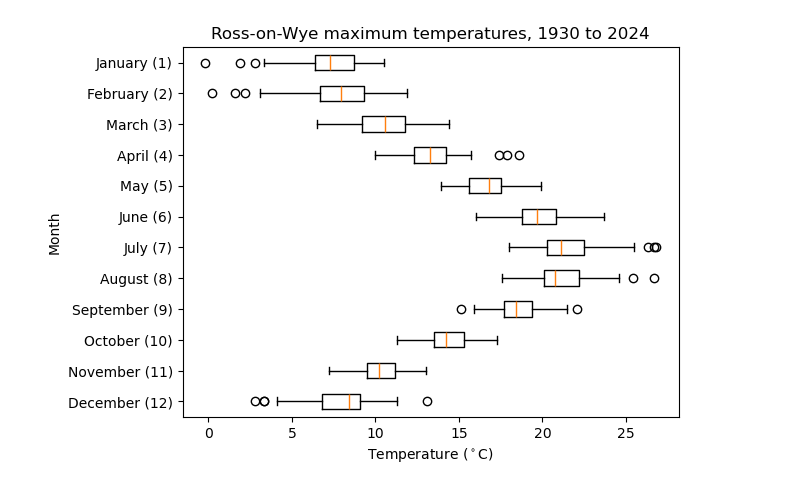
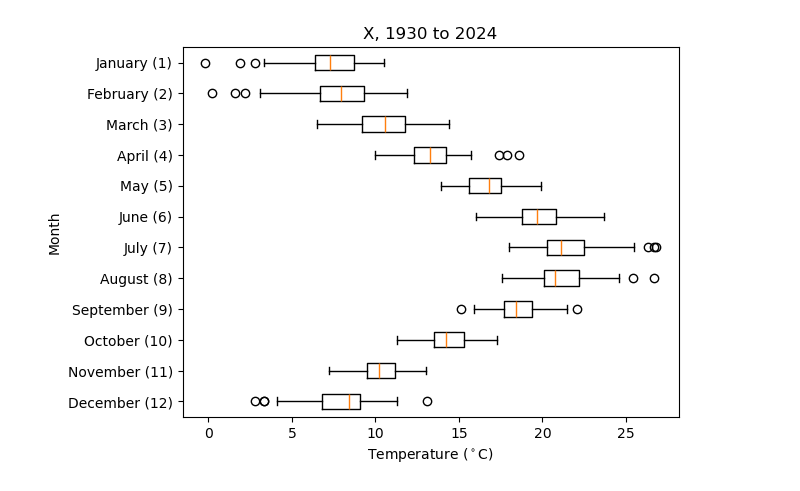
Before and after one commit to ryu-wil/uob_geogm0054, a Jupyter notebook: my_notebook.ipynb, the cells around one changed output. Cells and saved outputs as stored; diff of their text form; code cells hidden in the pictures.

Commit message:
X Title

```diff
--- a/my_notebook.ipynb
+++ b/my_notebook.ipynb
@@ -7,21 +7,21 @@ year, month, tmax, tmin = np.loadtxt('rossonwyedata.txt',skiprows=7,usecols=(0,1
 # %%
 month_nums = range(1,13) # 1 to 12, inclusive
 month_names = [month_name[mm] + f' ({mm})'  for mm in month_nums]
 
 
 #create a list of 1D arrays, 1 for each month
 tmax_by_month = [tmax[month == mm] for mm in month_nums]
 
 #HINT reverse the month order to place January at the top
 tmax_by_month.reverse()
 month_names.reverse()
 
 #boxplot produces one box-and whisker for each 1D array in a list
 fig, ax = plt.subplots(1,1)
 __ = ax.boxplot(tmax_by_month, vert=False, tick_labels=month_names)
 # HINT add the keyword argument tick_labels=month_names (Python < 3.9) or tick_labels=month_names (Python >= 3.9)
 __ = ax.set_xlabel(r'Temperature ($^\circ$C)')
 __ = ax.set_ylabel('Month')
-__ = ax.set_title(f'Ross-on-Wye maximum temperatures, {int(np.min(year))} to {int(np.max(year))}')
+__ = ax.set_title(f'X, {int(np.min(year))} to {int(np.max(year))}')
 # %% [output]
-[figure, old version]
+[figure, new version]
```
